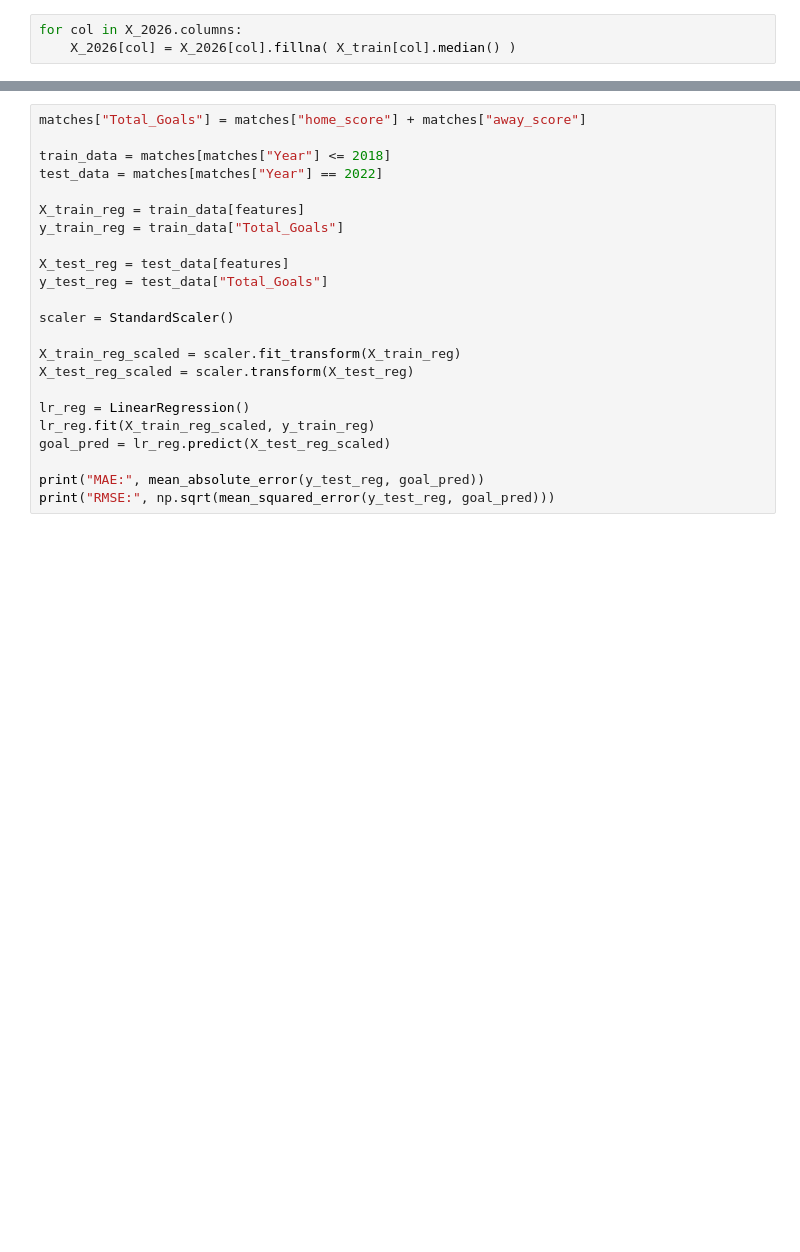
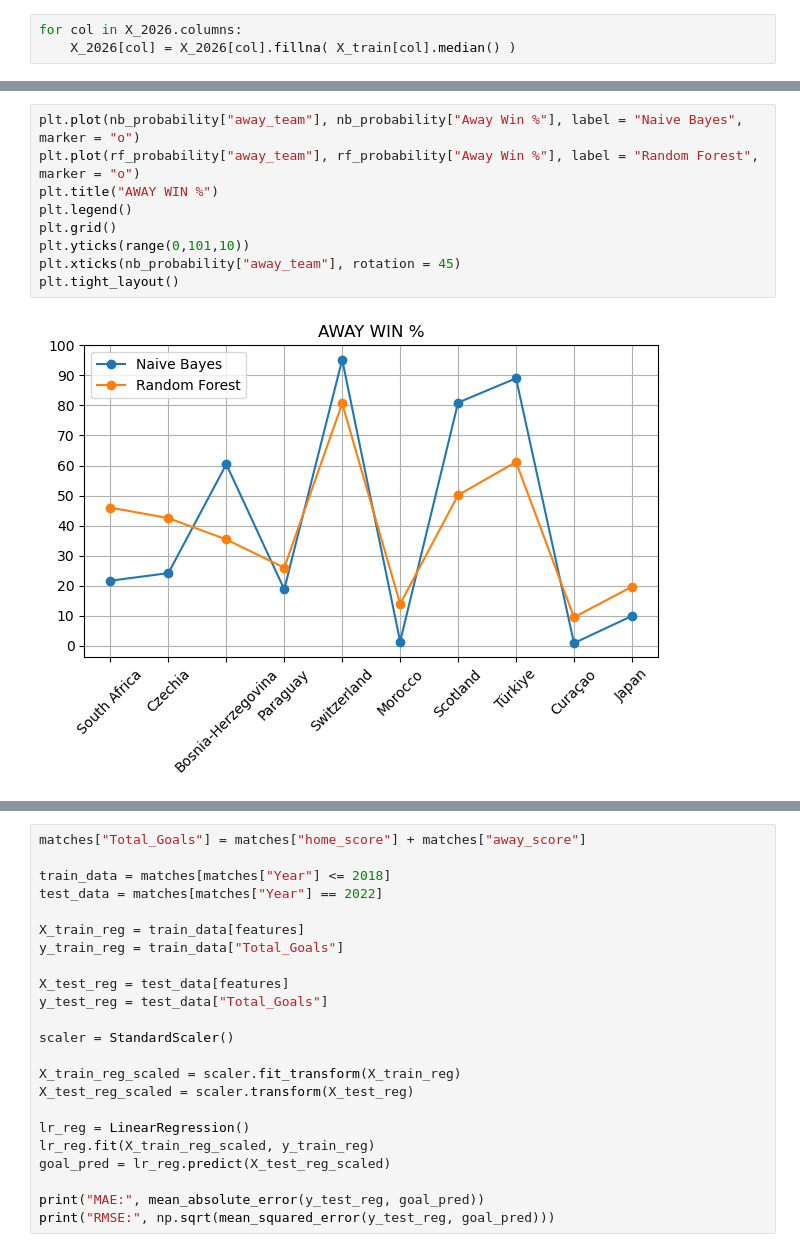
Before and after one commit to gargkrish17-ctrl/FIFA-WorldCup-Prediction, a Jupyter notebook: FIFA-WorldCup-Prediction.ipynb, the cells around one changed output, grey strips where cells are left out. Saved outputs shown, nothing was run; the diff lists cells and outputs as text; blank space fills up the shorter version.

```diff
--- a/FIFA-WorldCup-Prediction.ipynb
+++ b/FIFA-WorldCup-Prediction.ipynb
@@ -612,0 +702,11 @@ print(probability)
+# %%
+plt.plot(nb_probability["away_team"], nb_probability["Away Win %"], label = "Naive Bayes", marker = "o")
+plt.plot(rf_probability["away_team"], rf_probability["Away Win %"], label = "Random Forest", marker = "o")
+plt.title("AWAY WIN %")
+plt.legend()
+plt.grid()
+plt.yticks(range(0,101,10))
+plt.xticks(nb_probability["away_team"], rotation = 45)
+plt.tight_layout()
+# %% [output]
+[figure, added]
```
Also changed, not shown: parts of 17 cells of this notebook.
